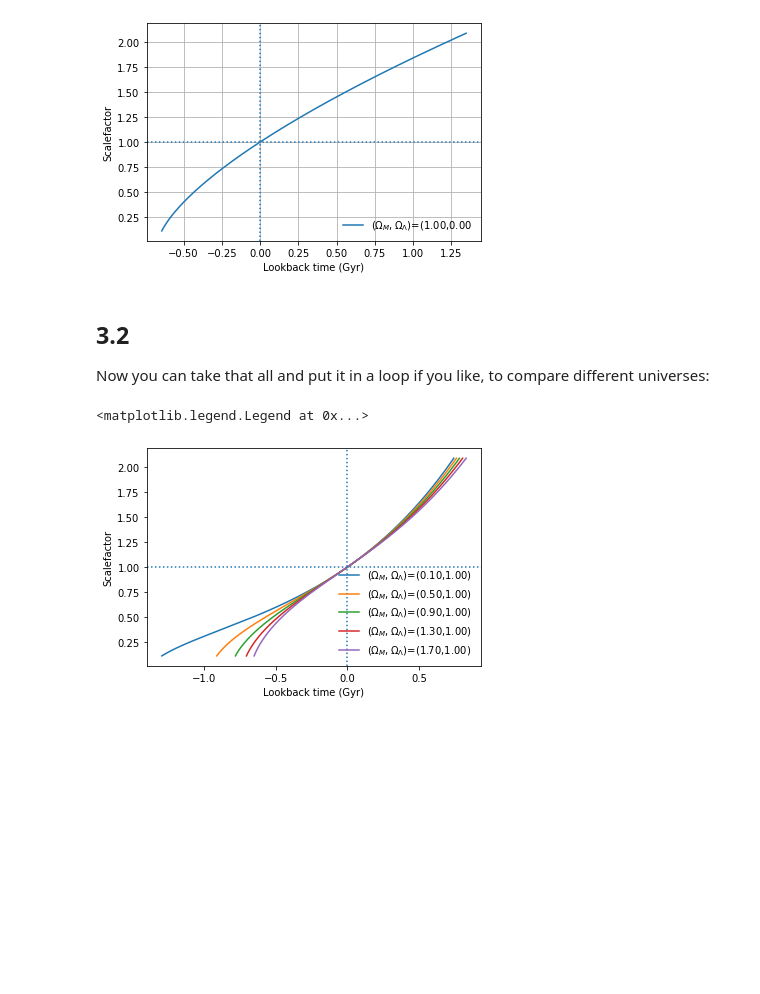
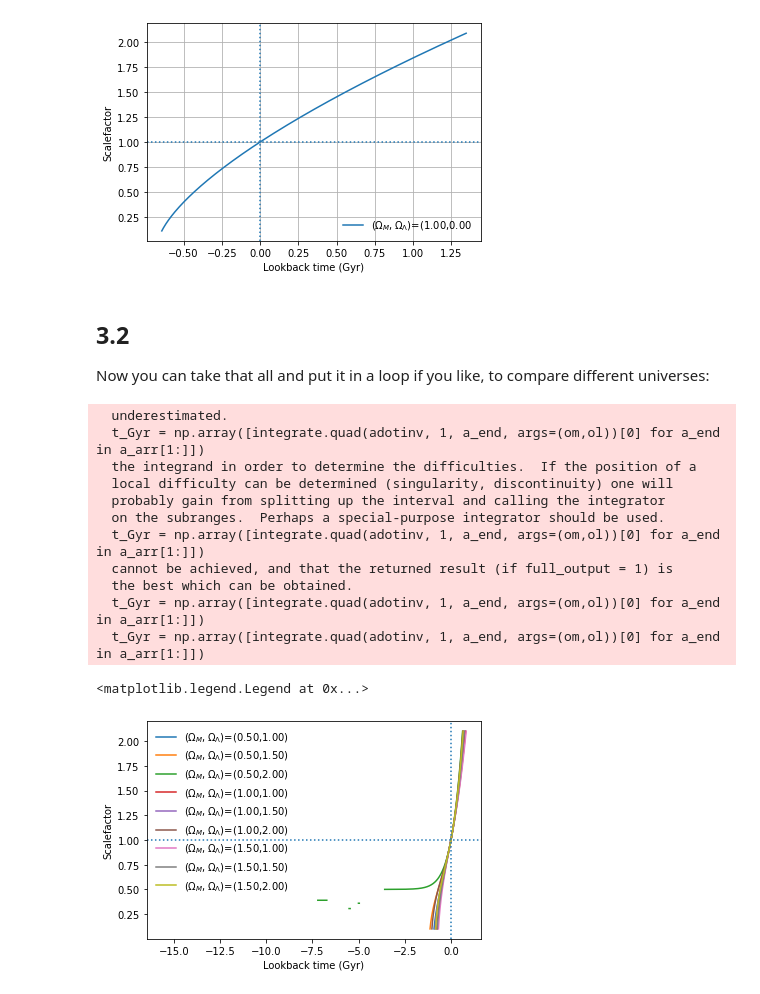
Before and after one commit to Eldred777/Cosmological_Project, a Jupyter notebook: CosmologyIntroduction/Ciaran_intro.ipynb, the cells around one changed output. Drawn from its saved outputs; the diff is of its cells as text; code cells hidden in the pictures; blank space fills up the shorter version.

```diff
--- a/CosmologyIntroduction/Ciaran_intro.ipynb
+++ b/CosmologyIntroduction/Ciaran_intro.ipynb
@@ -326,30 +328,46 @@ ax.grid()
 # %% [output]
 [figure]
 # %% [markdown]
-<h2>3.2</h2>
+## 3.2
 
 Now you can take that all and put it in a loop if you like, to compare different universes:
+# %%
+# Redefine here for convenience.
+astart = 0.1
+astop = 2.1
+astep = 0.0001 # Make this finer to make the plot smoother
+a_arr = np.arange(astart,astop,astep)
 # %%
-om_arr = np.arange(0.1,2.1,0.4)
-ol_arr = np.arange(0.1,2.1,0.4)
-ol_arr = np.array([1])
+om_arr = np.arange(0.5,2,0.5)
+ol_arr = np.arange(1,2.2,0.5)
 
 fig, ax = plt.subplots()
 
 for om in om_arr:
     for ol in ol_arr:
-        t_today_Gyr, _ = integrate.quad(adotinv, 0, 1, args=(om,ol))
-        t_Gyr = np.array([integrate.quad(adotinv, 0, a_end, args=(om,ol))[0] for a_end in a_arr[1:]])
+        t_today_Gyr, _ = integrate.quad(adotinv, 1, 1, args=(om,ol))
+        t_Gyr = np.array([integrate.quad(adotinv, 1, a_end, args=(om,ol))[0] for a_end in a_arr[1:]])
         # slice [1:] to avoid division by zero error
         t_lookback_Gyr = t_Gyr - t_today_Gyr
         ax.plot(t_lookback_Gyr,a_arr[1:],label=f'($\Omega_M,\Omega_\Lambda$)=({om:.2f},{ol:.2f})')
 
 ax.axvline(x=0,linestyle=':') # Plot some crosshairs
 ax.axhline(y=1,linestyle=':')
 ax.set_xlabel('Lookback time (Gyr)')
 ax.set_ylabel('Scalefactor')
-ax.legend(loc='lower right',frameon=False)
+ax.legend(frameon=False)
 # %% [output]
-<matplotlib.legend.Legend at 0x...>
+  underestimated.
+  t_Gyr = np.array([integrate.quad(adotinv, 1, a_end, args=(om,ol))[0] for a_end in a_arr[1:]])
+  the integrand in order to determine the difficulties.  If the position of a
+  local difficulty can be determined (singularity, discontinuity) one will
+  probably gain from splitting up the interval and calling the integrator
+  on the subranges.  Perhaps a special-purpose integrator should be used.
+  t_Gyr = np.array([integrate.quad(adotinv, 1, a_end, args=(om,ol))[0] for a_end in a_arr[1:]])
+  cannot be achieved, and that the returned result (if full_output = 1) is
+  the best which can be obtained.
+  t_Gyr = np.array([integrate.quad(adotinv, 1, a_end, args=(om,ol))[0] for a_end in a_arr[1:]])
+  t_Gyr = np.array([integrate.quad(adotinv, 1, a_end, args=(om,ol))[0] for a_end in a_arr[1:]])
+<matplotlib.legend.Legend at 0x...>
-[figure, old version]
+[figure, new version]
 # %% [markdown]
```
Also changed, not shown: parts of 8 cells of this notebook, 1 other file.
